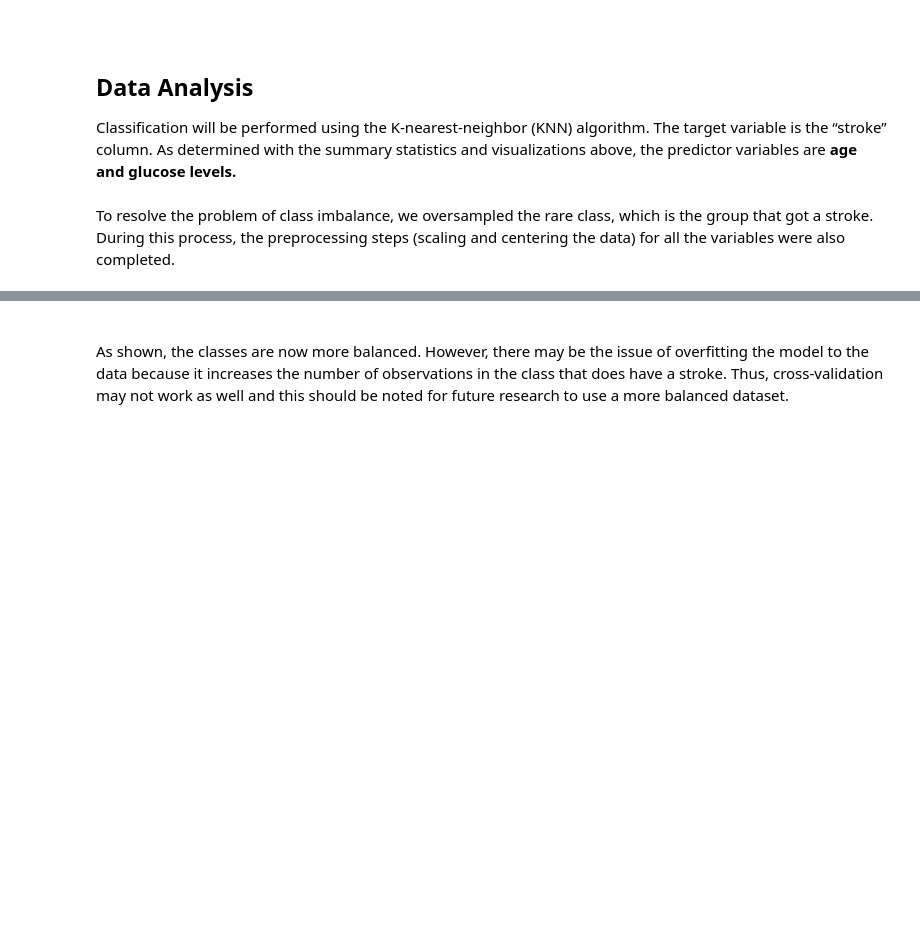
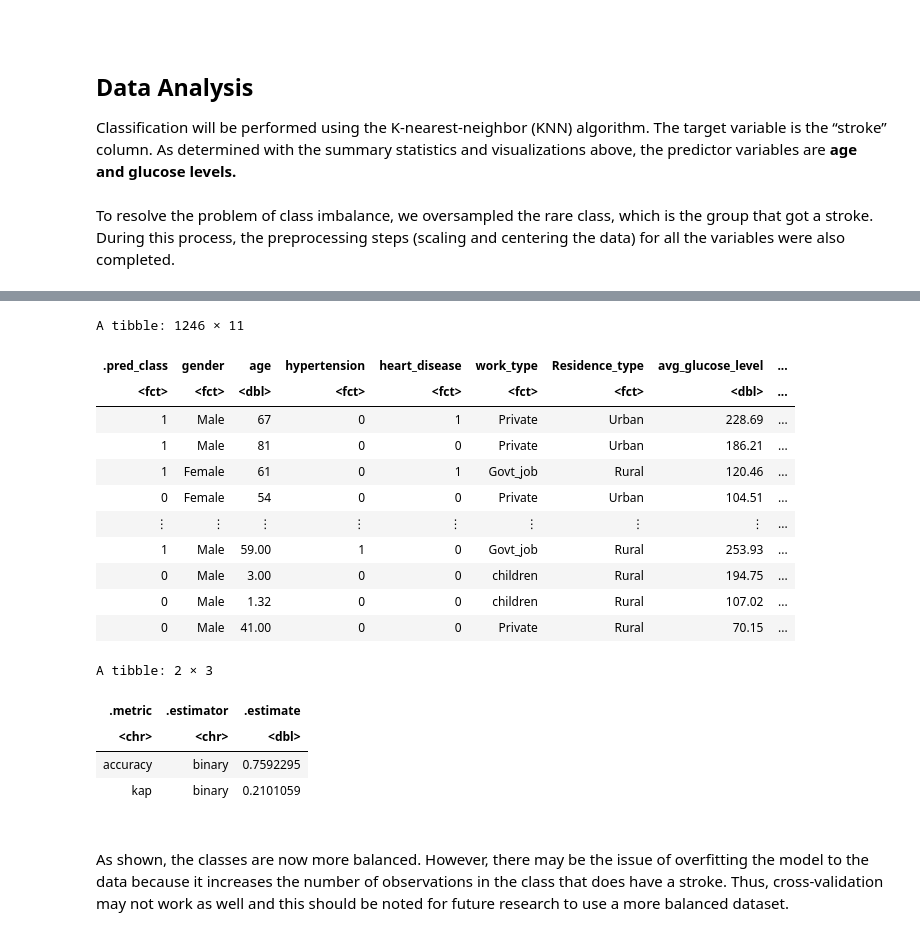
Before and after one commit to inigogrch/dsci-100-2022w2-group-29-section-007, a Jupyter notebook: Report.ipynb, the cells around one changed output, grey strips where cells are left out. Cells and saved outputs as stored; diff of their text form; code cells hidden in the pictures; blank space fills up the shorter version.

```diff
--- a/Report.ipynb
+++ b/Report.ipynb
@@ -213,3 +274,38 @@ To resolve the problem of class imbalance, we oversampled the rare class, which
+# %%
+knn_spec_accurate <- nearest_neighbor(weight_func = "rectangular", neighbors = 31) |>
+       set_engine("kknn") |>
+       set_mode("classification")
+
+brainstroke_fit <- workflow() |>
+       add_recipe(brainstroke_recipe_balanced) |>
+       add_model(knn_spec_accurate) |>
+       fit(data = brainstroke_training)
+
+brainstroke_test_predictions <- predict(brainstroke_fit, brainstroke_testing) |>
+       bind_cols(brainstroke_testing)
+brainstroke_test_predictions
+
+brainstroke_prediction_accuracy <- brainstroke_test_predictions |>
+         metrics(truth = stroke, estimate = .pred_class)
+brainstroke_prediction_accuracy
+# %% [output]
+A tibble: 1246 × 11
+| .pred_class | gender | age | hypertension | heart_disease | work_type | Residence_type | avg_glucose_level | ... |
+| <fct> | <fct> | <dbl> | <fct> | <fct> | <fct> | <fct> | <dbl> | ... |
+| 1 | Male | 67 | 0 | 1 | Private | Urban | 228.69 | ... |
+| 1 | Male | 81 | 0 | 0 | Private | Urban | 186.21 | ... |
+| 1 | Female | 61 | 0 | 1 | Govt_job | Rural | 120.46 | ... |
+| 0 | Female | 54 | 0 | 0 | Private | Urban | 104.51 | ... |
+| ⋮ | ⋮ | ⋮ | ⋮ | ⋮ | ⋮ | ⋮ | ⋮ | ... |
+| 1 | Male | 59.00 | 1 | 0 | Govt_job | Rural | 253.93 | ... |
+| 0 | Male | 3.00 | 0 | 0 | children | Rural | 194.75 | ... |
+| 0 | Male | 1.32 | 0 | 0 | children | Rural | 107.02 | ... |
+| 0 | Male | 41.00 | 0 | 0 | Private | Rural | 70.15 | ... |
+A tibble: 2 × 3
+| .metric | .estimator | .estimate |
+| <chr> | <chr> | <dbl> |
+| accuracy | binary | 0.7592295 |
+| kap | binary | 0.2101059 |
 # %% [markdown]
 <br> As shown, the classes are now more balanced. However, there may be the issue of overfitting the model to the data because it increases the number of observations in the class that does have a stroke. Thus, cross-validation may not work as well and this should be noted for future research to use a more balanced dataset.
 # %%
```
Also changed, not shown: parts of 7 cells of this notebook.
